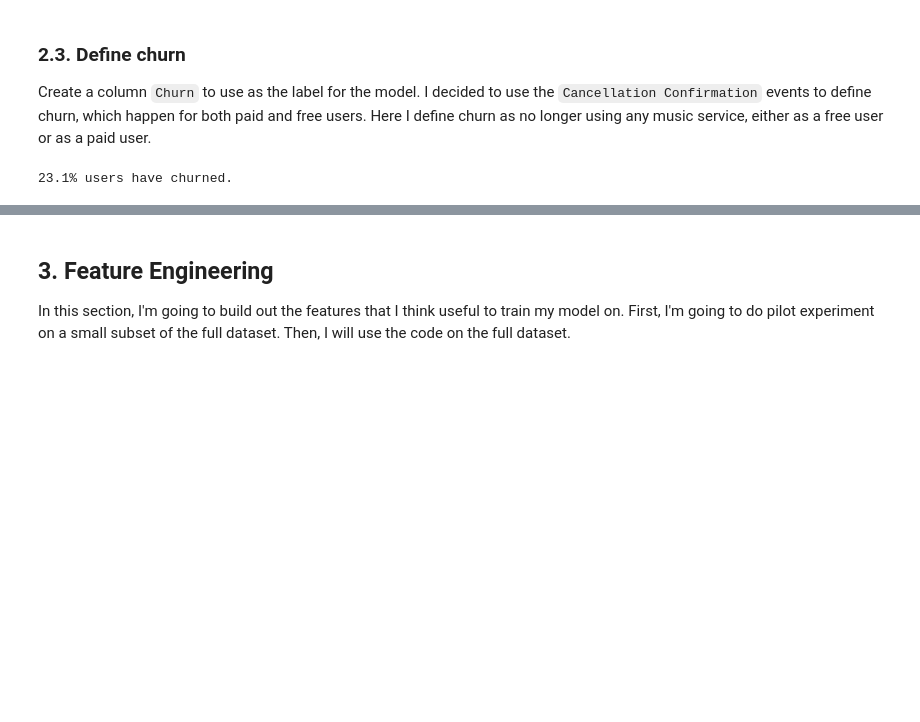
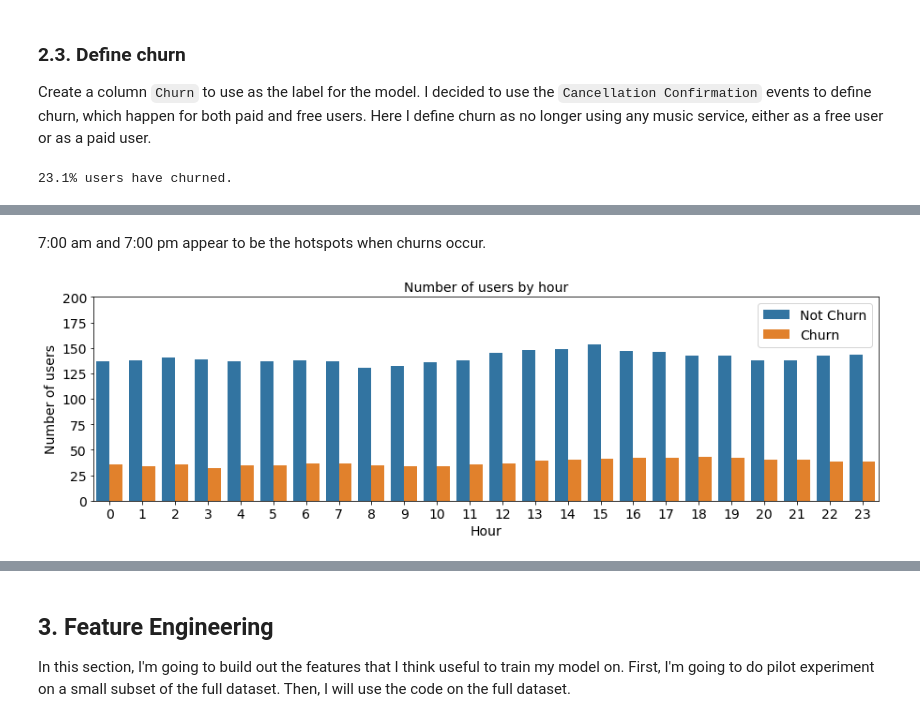
Before and after one commit to angang-li/sparkify, a Jupyter notebook: Sparkify.ipynb, the cells around one changed output, grey strips where cells are left out. Saved outputs shown, nothing was run; the diff lists cells and outputs as text; code cells hidden in the pictures; blank space fills up the shorter version.

```diff
--- a/Sparkify.ipynb
+++ b/Sparkify.ipynb
@@ -403 +403,18 @@ df_sub = df_sub.withColumn("churnUser", max('churned').over(Window.partitionBy("
 Analyze the behavior for users who stayed vs users who churned.
+# %%
+# Calculate the hour, day, weekday of the timestamp ts
+get_hour = udf(lambda x: datetime.datetime.fromtimestamp(x / 1000.0).hour, IntegerType())
+df_sub = df_sub.withColumn("hour", get_hour(df_sub.ts))
+
+get_day = udf(lambda x: datetime.datetime.fromtimestamp(x / 1000.0).day, IntegerType())
+df_sub = df_sub.withColumn("day", get_day(df_sub.ts))
+
+get_weekday = udf(lambda x: datetime.datetime.fromtimestamp(x / 1000.0).weekday(), IntegerType())
+df_sub = df_sub.withColumn("weekday", get_weekday(df_sub.ts))
+
+# Calculate occurance of pageDowngrade
+flag_downgrade_event = udf(lambda x: 1 if x == "Submit Downgrade" else 0, IntegerType())
+df_sub = df_sub.withColumn("pageDowngrade", flag_downgrade_event("page"))
+
+# Calculate flags of downgrade; 1 means has downgraded from paid to free
+df_sub = df_sub.withColumn("pageDowngradePhase", Fsum('pageDowngrade').over(windowval))
@@ -403,0 +448,21 @@ Analyze the behavior for users who stayed vs users who churned.
+# %% [markdown]
+7:00 am and 7:00 pm appear to be the hotspots when churns occur.
+# %%
+# Visualize the number of users by hour
+func_churn_label = udf(lambda x: 'Churn' if x == 1 else 'Not Churn')
+hour_users_pd = df_sub.select(['userId', 'hour', 'churnUser']).dropDuplicates()\
+    .withColumn('churnUser', func_churn_label('churnUser'))\
+    .toPandas()
+
+fig = plt.figure(figsize=(15, 4))
+sns.countplot(x="hour", hue="churnUser", data=hour_users_pd,
+              hue_order=['Not Churn', 'Churn']);
+plt.xticks(fontsize=14)
+plt.yticks(fontsize=14)
+plt.ylim(0, 200)
+plt.xlabel("Hour", fontsize=14)
+plt.ylabel("Number of users", fontsize=14)
+plt.title("Number of users by hour", fontsize=14)
+plt.legend(loc='best', fontsize=14);
+# %% [output]
+[figure, added]
```
Also changed, not shown: parts of 33 cells of this notebook.
